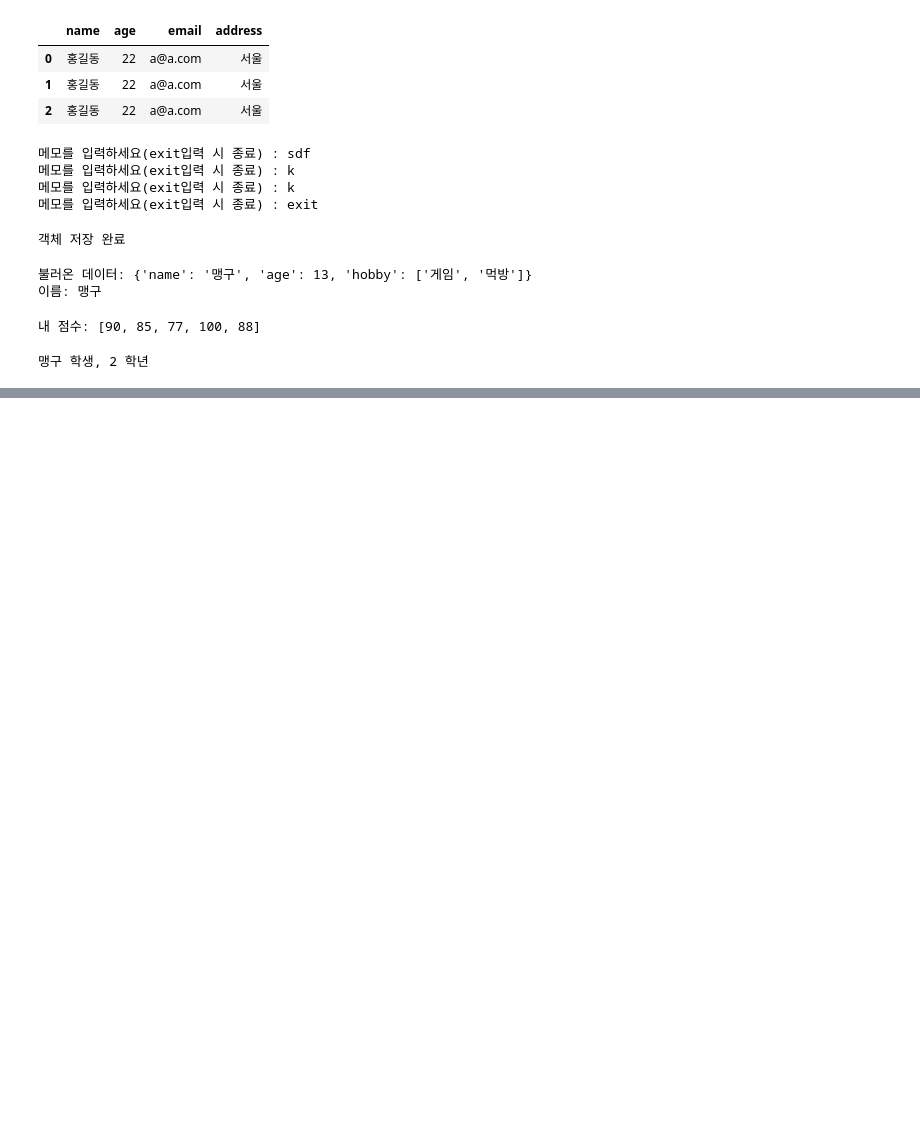
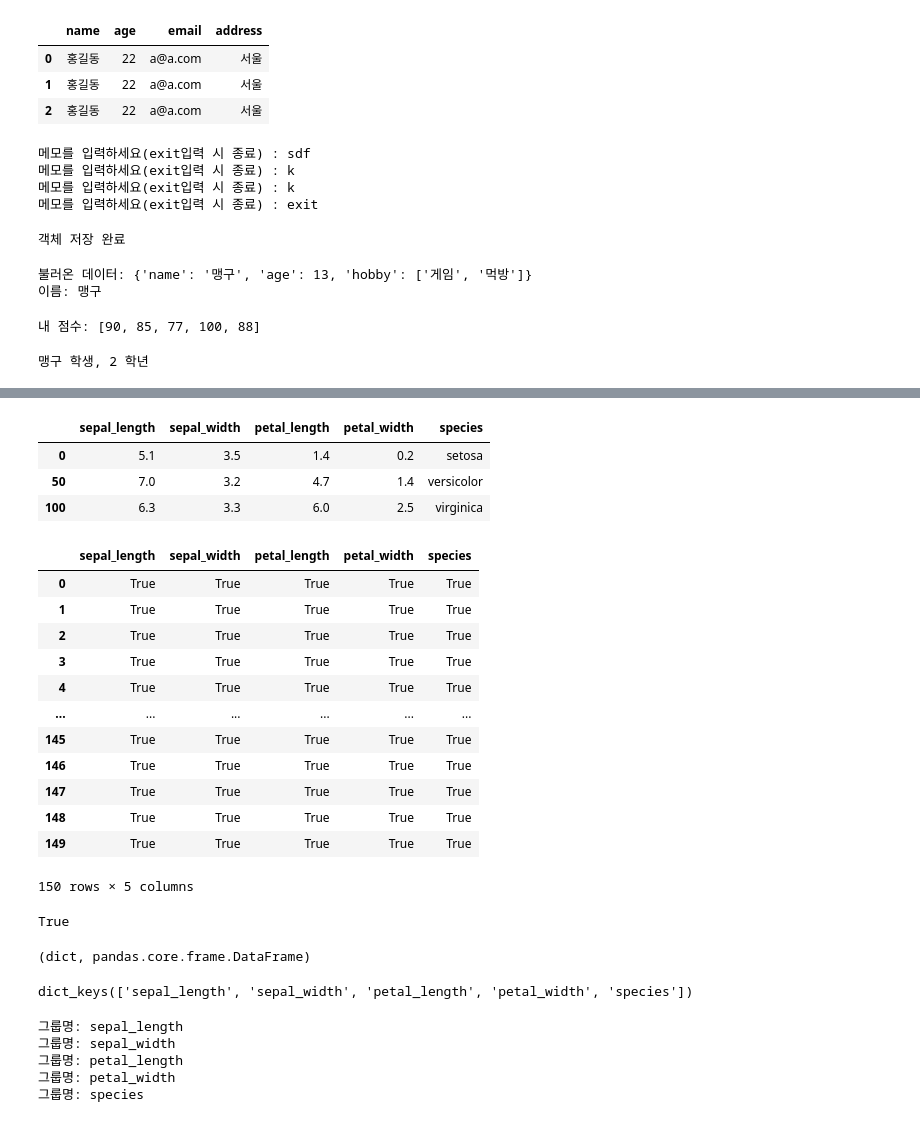
Before and after one commit to waggunet/ai_x, a Jupyter notebook: source/01_python/ch09_파일io(입출력)프로그래밍.ipynb, the cells around one changed output, grey strips where cells are left out. Drawn from its saved outputs; the diff is of its cells as text; code cells hidden in the pictures; blank space fills up the shorter version.

```diff
--- a/source/01_python/ch09_파일io(입출력)프로그래밍.ipynb
+++ b/source/01_python/ch09_파일io(입출력)프로그래밍.ipynb
@@ -1080,0 +1089,5 @@ if __name__ == "__main__":
+# %%
+# seaborn 패키지. 학습을 위한 데이터셋 다수
+import seaborn as sns
+iris_df = sns.load_dataset("iris")
+display(iris_df[::50]) # print가 아닌 display로 출력
@@ -1080,0 +1105,48 @@ if __name__ == "__main__":
+# %%
+import pandas as pd
+load_iris_df = pd.read_hdf("data/ch09_iris.hdf5", key='iris')
+load_iris_df[::50]
+# %% [output]
+|  | sepal_length | sepal_width | petal_length | petal_width | species |
+| 0 | 5.1 | 3.5 | 1.4 | 0.2 | setosa |
+| 50 | 7.0 | 3.2 | 4.7 | 1.4 | versicolor |
+| 100 | 6.3 | 3.3 | 6.0 | 2.5 | virginica |
+# %%
+iris_df == load_iris_df
+# %% [output]
+|  | sepal_length | sepal_width | petal_length | petal_width | species |
+| 0 | True | True | True | True | True |
+| 1 | True | True | True | True | True |
+| 2 | True | True | True | True | True |
+| 3 | True | True | True | True | True |
+| 4 | True | True | True | True | True |
+| ... | ... | ... | ... | ... | ... |
+| 145 | True | True | True | True | True |
+| 146 | True | True | True | True | True |
+| 147 | True | True | True | True | True |
+| 148 | True | True | True | True | True |
+| 149 | True | True | True | True | True |
+150 rows × 5 columns
+# %%
+all(iris_df == load_iris_df) # 두 데이터프레임 변수의 모든 행과 열의 값이 같은지 여부
+# %% [output]
+True
+# %%
+iris_dic = iris_df.to_dict()
+type(iris_dic), type(iris_df)
+# %% [output]
+(dict, pandas.core.frame.DataFrame)
+# %%
+iris_dic.keys() # 열이름 colum names
+# %% [output]
+dict_keys(['sepal_length', 'sepal_width', 'petal_length', 'petal_width', 'species'])
+# %%
+for group, value in iris_dic.items():
+    print('그룹명:', group)
+#     print(value)
+# %% [output]
+그룹명: sepal_length
+그룹명: sepal_width
+그룹명: petal_length
+그룹명: petal_width
+그룹명: species
```
Also changed, not shown: parts of 37 cells of this notebook, 5 other files.
